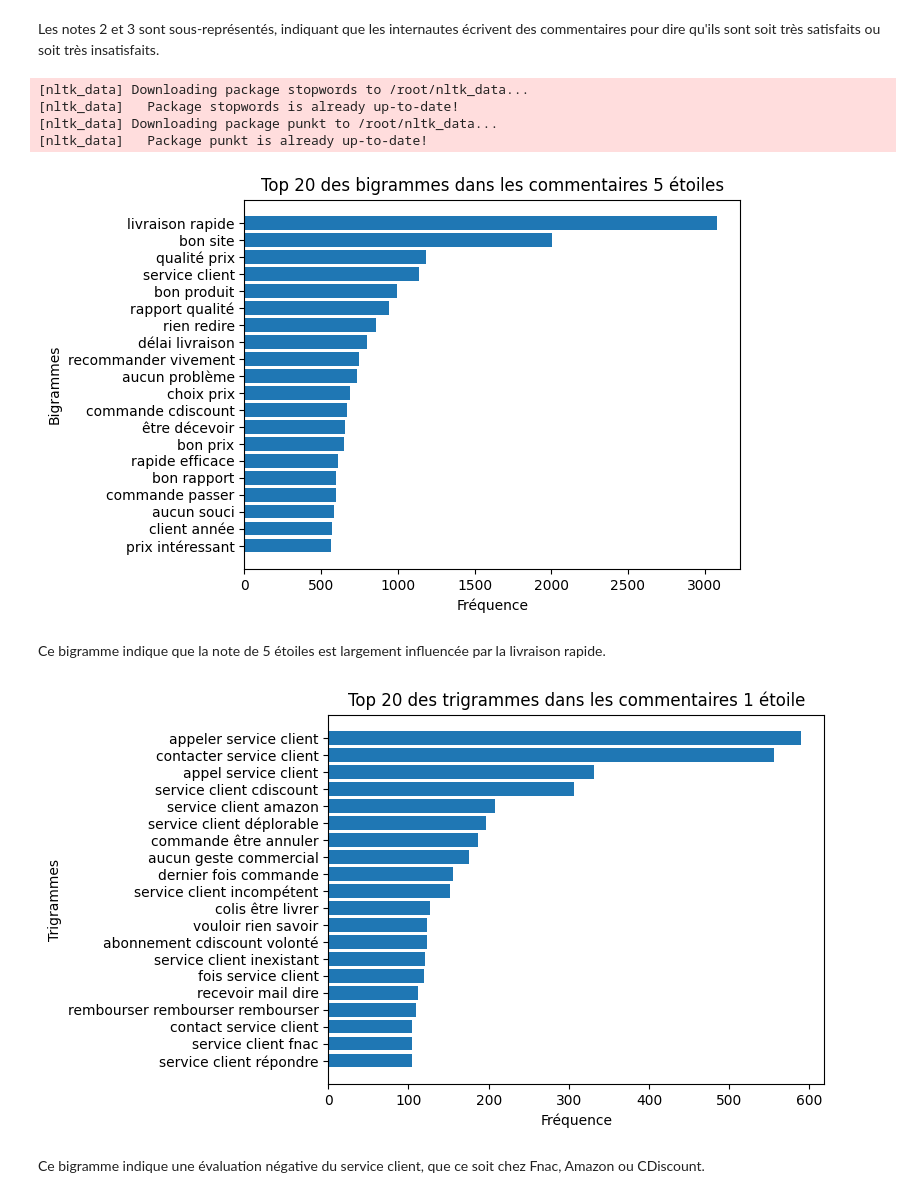
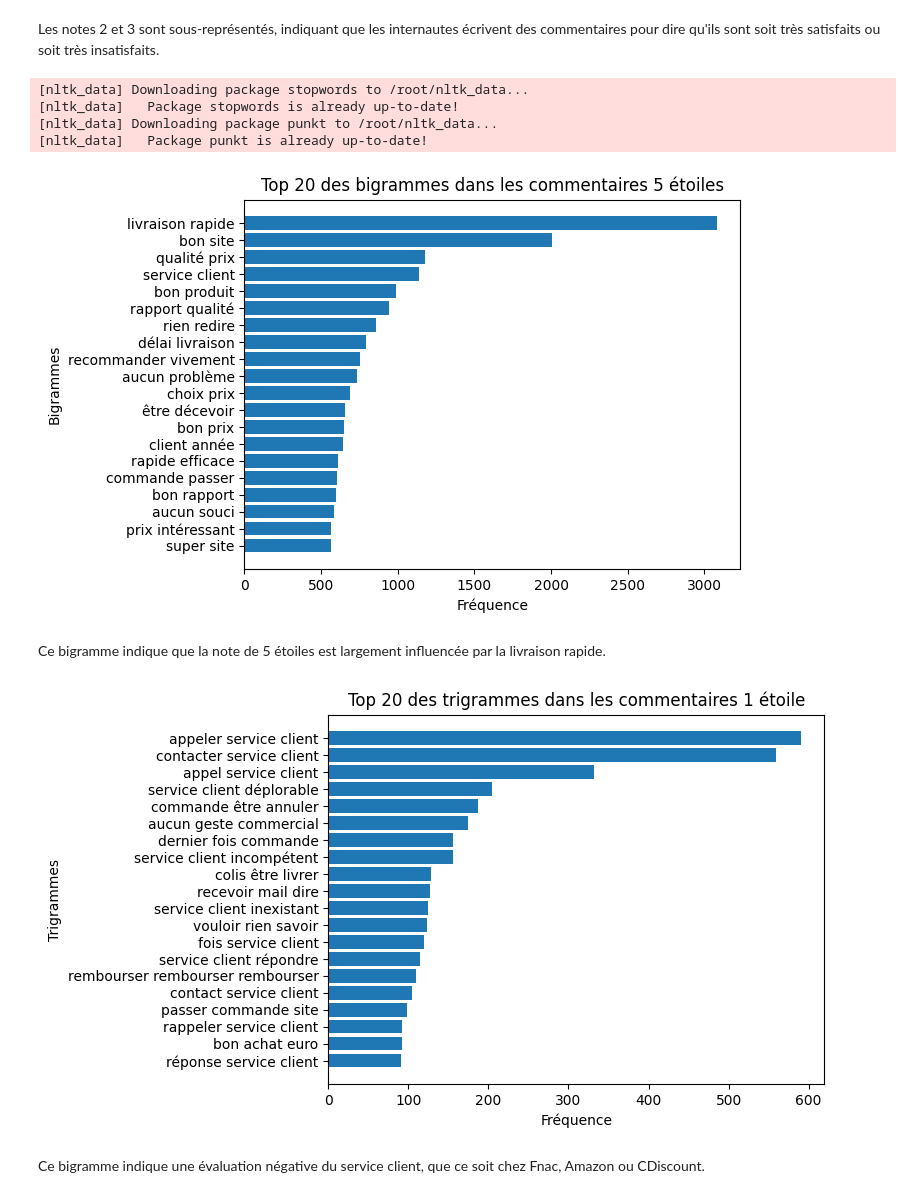
Before and after one commit to Jojocko/NLP-projects-, a Jupyter notebook: jo_supply_chain_project.ipynb, the cells around one changed output. Cells and saved outputs as stored; diff of their text form; code cells hidden in the pictures.

```diff
--- a/jo_supply_chain_project.ipynb
+++ b/jo_supply_chain_project.ipynb
@@ -145,37 +146,38 @@ stop_words = set(stopwords.words('french'))
 adverbes = {'très', 'beaucoup', 'bien', 'mal', 'ainsi', 'aussi', 'toujours', 'jamais', 'vraiment', 'particulièrement', 'souvent', 'peu', 'plutôt', 'rarement', 'généralement', 'complètement', 'absolument', 'sérieusement', 'légèrement',
     'fréquemment', 'énormément', 'directement', 'parfaitement', 'principalement', 'naturellement', 'exactement',
     'facilement', 'évidemment', 'fondamentalement', 'heureusement', 'malheureusement'}
+company = {'Fnac', 'fnac', 'Amazon', 'amazon', 'CDiscount', 'cdiscount'}
 
-stop_words.update(adverbes)
+stop_words.update(adverbes, company)
 
 # Filtrage des commentaires à 5 étoiles
 df_5_stars = df[df['star'] == 5]
 text_5_stars = ' '.join(df_5_stars['cleaned_lemma'].dropna())
 
 # Tokenisation et suppresion des stopwords
 words = [word for word in word_tokenize(text_5_stars.lower()) if word.isalpha() and word not in stop_words]
 
 # Bigramme
 bigrammes = list(bigrams(words))
 bigramme_freq = Counter(bigrammes)
 top_20_bigrammes = bigramme_freq.most_common(20)
 
 bigrammes_labels = [' '.join(bigram) for bigram, freq in top_20_bigrammes]
 frequences = [freq for bigram, freq in top_20_bigrammes]
 
 plt.figure
 plt.barh(bigrammes_labels, frequences)
 plt.xlabel('Fréquence')
 plt.ylabel('Bigrammes')
 plt.title('Top 20 des bigrammes dans les commentaires 5 étoiles')
 plt.gca().invert_yaxis()
 plt.show()
 # %% [output]
 [nltk_data] Downloading package stopwords to /root/nltk_data...
 [nltk_data]   Package stopwords is already up-to-date!
 [nltk_data] Downloading package punkt to /root/nltk_data...
 [nltk_data]   Package punkt is already up-to-date!
-[figure, old version]
+[figure, new version]
 # %% [markdown]
 Ce bigramme indique que la note de 5 étoiles est largement influencée par la livraison rapide.
 # %%
@@ -203,7 +205,7 @@ plt.title('Top 20 des trigrammes dans les commentaires 1 étoile')
 plt.gca().invert_yaxis()
 plt.show()
 # %% [output]
-[figure, old version]
+[figure, new version]
 # %% [markdown]
 Ce bigramme indique une évaluation négative du service client, que ce soit chez Fnac, Amazon ou CDiscount.
 # %%
```
Also changed, not shown: parts of 22 cells of this notebook.
